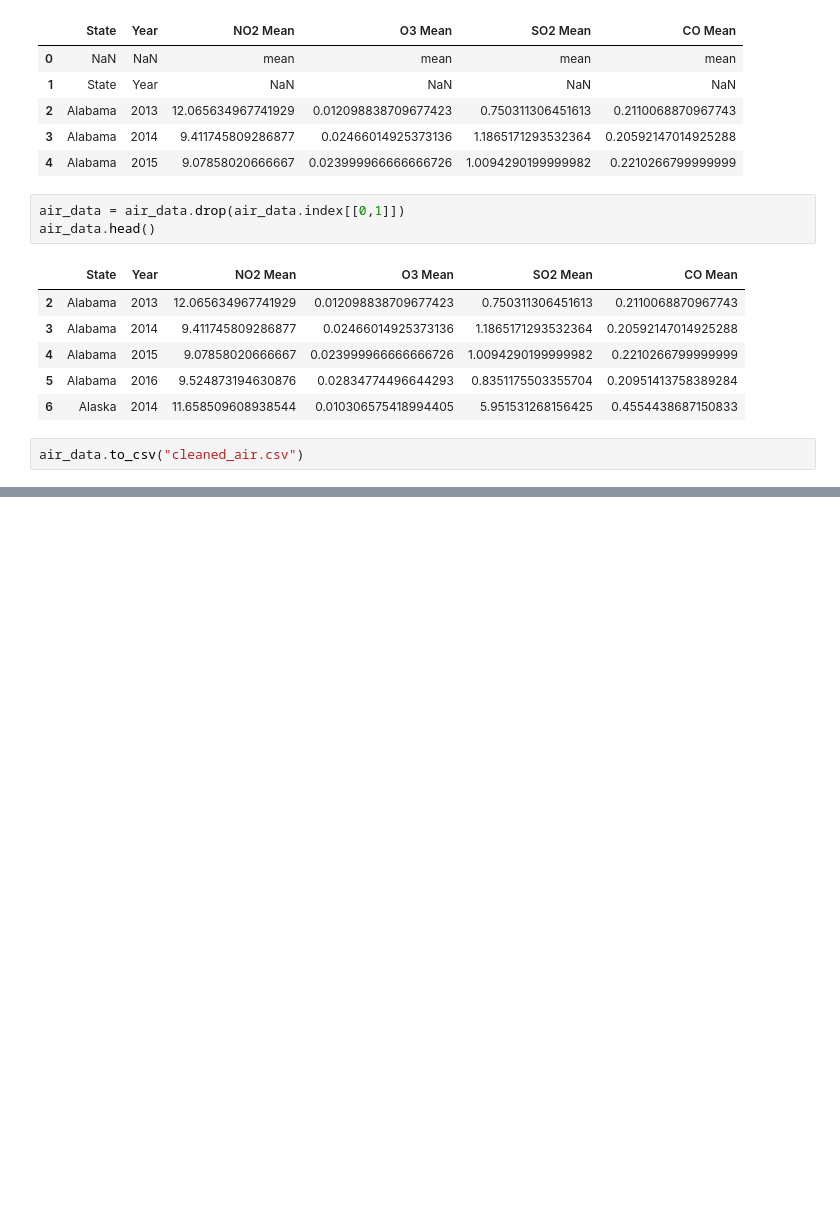
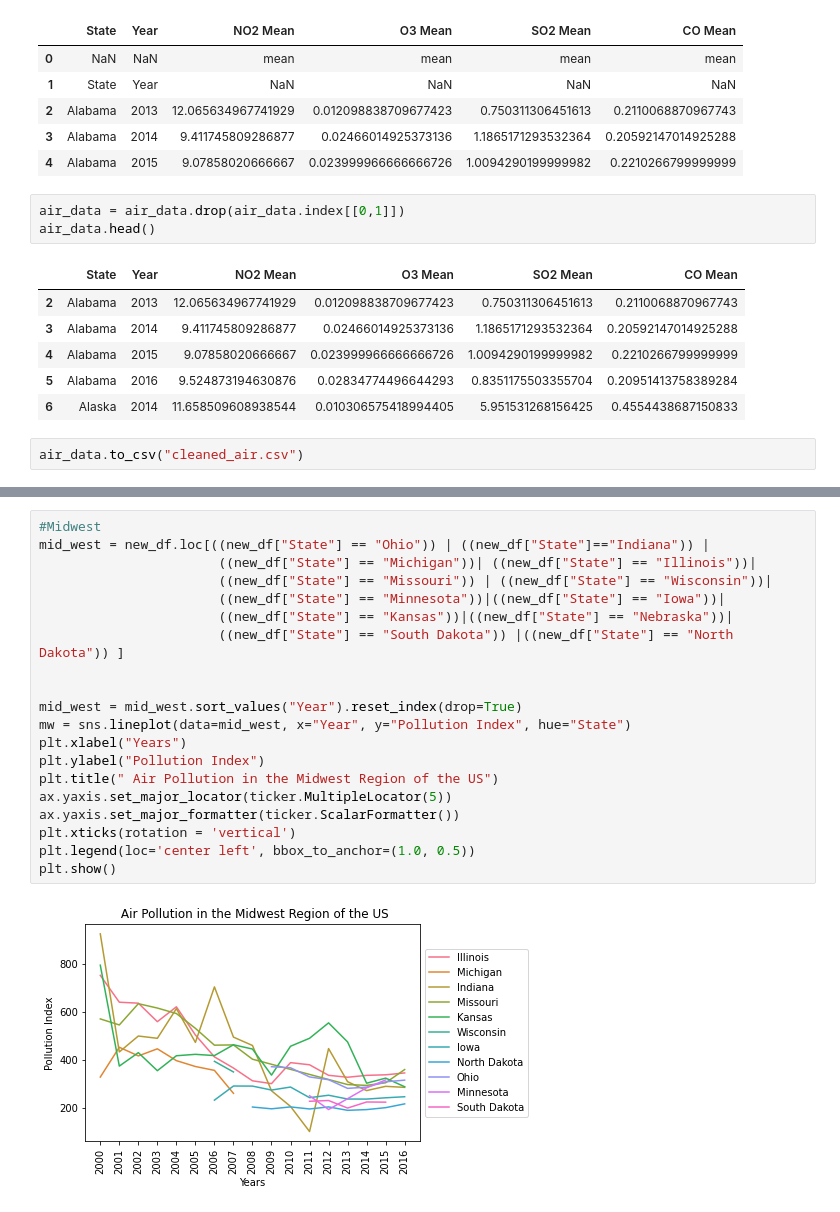
Before and after one commit to Wes90/Climate-DEchangers, a Jupyter notebook: Air quality charts.ipynb, the cells around one changed output, grey strips where cells are left out. Saved outputs shown, nothing was run; the diff lists cells and outputs as text; blank space fills up the shorter version.

```diff
--- a/Air quality charts.ipynb
+++ b/Air quality charts.ipynb
@@ -41,0 +148,22 @@ air_data.to_csv("cleaned_air.csv")
+# %%
+#Midwest
+mid_west = new_df.loc[((new_df["State"] == "Ohio")) | ((new_df["State"]=="Indiana")) |
+                       ((new_df["State"] == "Michigan"))| ((new_df["State"] == "Illinois"))|
+                       ((new_df["State"] == "Missouri")) | ((new_df["State"] == "Wisconsin"))|
+                       ((new_df["State"] == "Minnesota"))|((new_df["State"] == "Iowa"))|
+                       ((new_df["State"] == "Kansas"))|((new_df["State"] == "Nebraska"))|
+                       ((new_df["State"] == "South Dakota")) |((new_df["State"] == "North Dakota")) ]
+
+
+mid_west = mid_west.sort_values("Year").reset_index(drop=True)
+mw = sns.lineplot(data=mid_west, x="Year", y="Pollution Index", hue="State")
+plt.xlabel("Years")
+plt.ylabel("Pollution Index")
+plt.title(" Air Pollution in the Midwest Region of the US")
+ax.yaxis.set_major_locator(ticker.MultipleLocator(5))
+ax.yaxis.set_major_formatter(ticker.ScalarFormatter())
+plt.xticks(rotation = 'vertical')
+plt.legend(loc='center left', bbox_to_anchor=(1.0, 0.5))
+plt.show()
+# %% [output]
+[figure, added]
```
Also changed, not shown: parts of 8 cells of this notebook, 1 other file.
